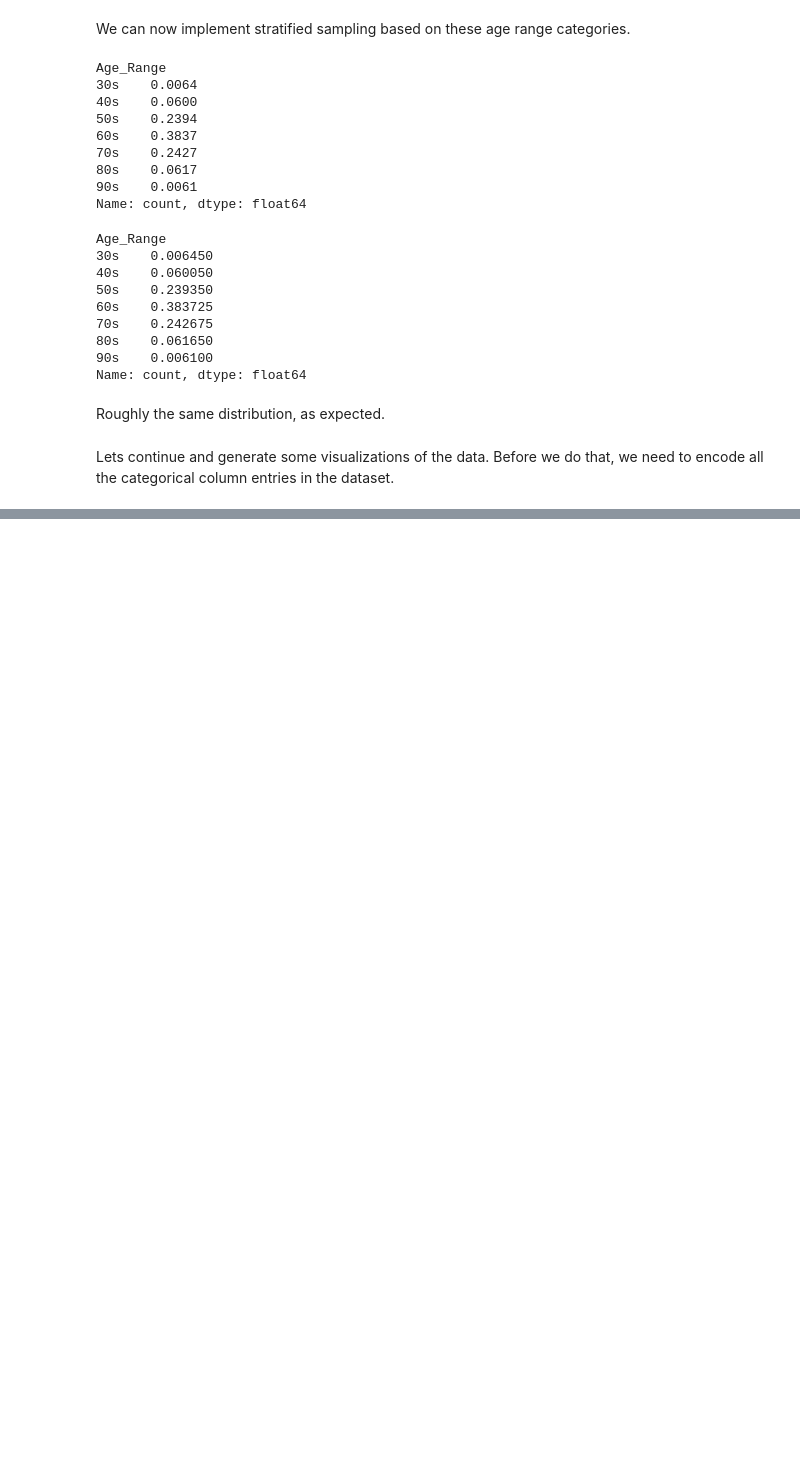
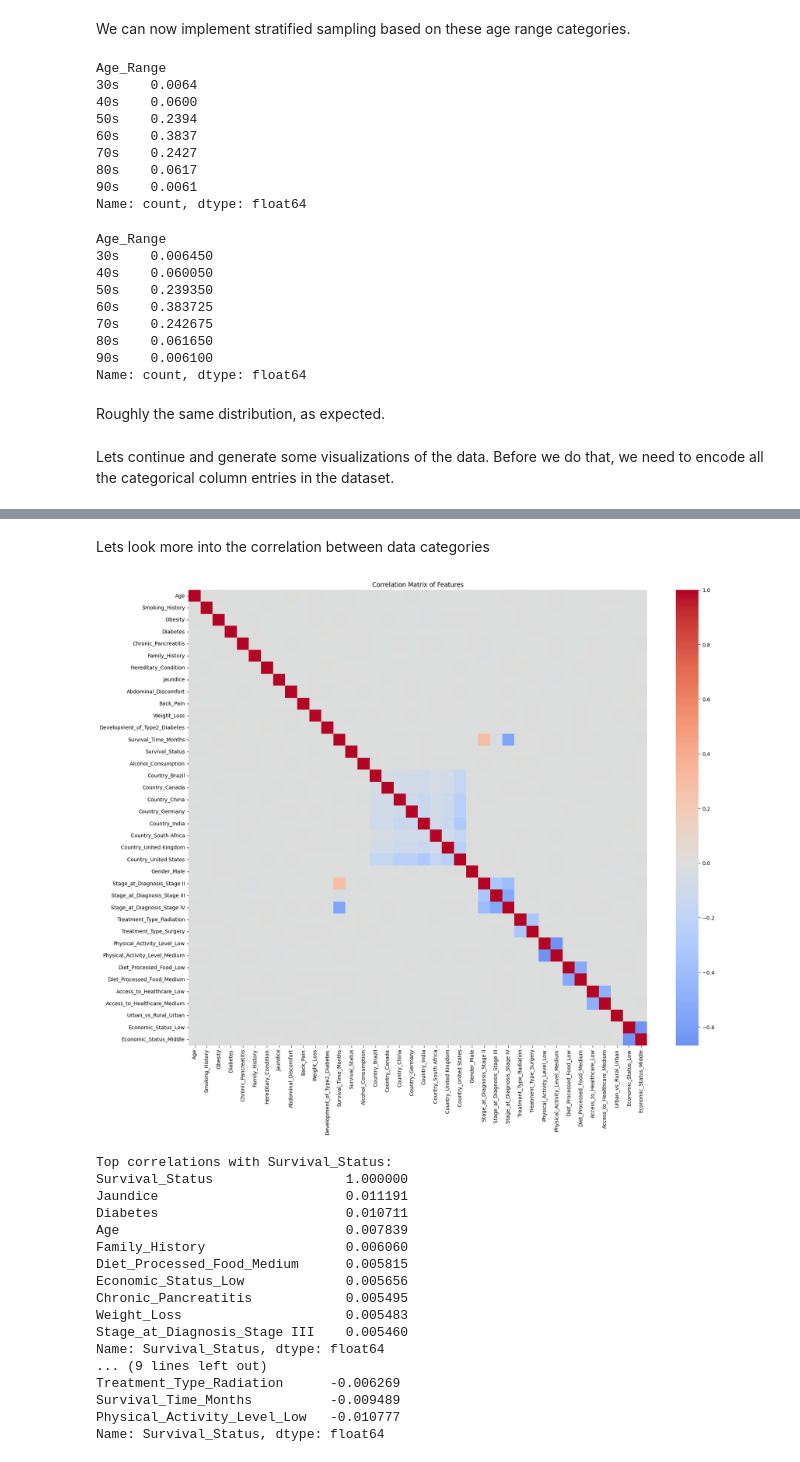
Before and after one commit to aman1678/Pancreatic-Cancer-Analysis, a Jupyter notebook: eda.ipynb, the cells around one changed output, grey strips where cells are left out. Cells and saved outputs as stored; diff of their text form; code cells hidden in the pictures; blank space fills up the shorter version.

Commit message:
Update analysis and model training scripts

```diff
--- a/eda.ipynb
+++ b/eda.ipynb
@@ -193,0 +191,18 @@ copy_df_cat = copy_df[["Gender"]]
+# %%
+from sklearn.preprocessing import OneHotEncoder
+
+# Identify categorical columns
+cat_cols = copy_df.select_dtypes(include=['object']).columns.tolist()
+print("Categorical columns:", cat_cols)
+
+# One-hot encode all categorical columns
+one_hot_encoder = OneHotEncoder(sparse_output=False, drop='first')  # drop first to avoid multicollinearity
+encoded_features = one_hot_encoder.fit_transform(copy_df[cat_cols])
+encoded_df = pd.DataFrame(encoded_features, columns=one_hot_encoder.get_feature_names_out(cat_cols))
+
+# Combine with numerical columns
+num_cols = copy_df.select_dtypes(include=['int64']).columns.tolist()
+copy_df_encoded = pd.concat([copy_df[num_cols].reset_index(drop=True), encoded_df], axis=1)
+
+print("Encoded dataframe shape:", copy_df_encoded.shape)
+copy_df_encoded.head()
@@ -193,0 +219,39 @@ copy_df_cat = copy_df[["Gender"]]
+# %% [markdown]
+Lets look more into the correlation between data categories
+# %%
+# Correlation analysis
+import seaborn as sns
+import matplotlib.pyplot as plt
+
+# Correlation matrix
+corr_matrix = copy_df_encoded.corr()
+plt.figure(figsize=(20, 16))
+sns.heatmap(corr_matrix, annot=False, cmap='coolwarm', center=0)
+plt.title('Correlation Matrix of Features')
+plt.show()
+
+# Correlation with target
+target_corr = corr_matrix['Survival_Status'].sort_values(ascending=False)
+print("Top correlations with Survival_Status:")
+print(target_corr.head(10))
+print("\nBottom correlations with Survival_Status:")
+print(target_corr.tail(10))
+# %% [output]
+[figure, added]
+Top correlations with Survival_Status:
+Survival_Status                 1.000000
+Jaundice                        0.011191
+Diabetes                        0.010711
+Age                             0.007839
+Family_History                  0.006060
+Diet_Processed_Food_Medium      0.005815
+Economic_Status_Low             0.005656
+Chronic_Pancreatitis            0.005495
+Weight_Loss                     0.005483
+Stage_at_Diagnosis_Stage III    0.005460
+Name: Survival_Status, dtype: float64
+... (9 lines left out)
+Treatment_Type_Radiation      -0.006269
+Survival_Time_Months          -0.009489
+Physical_Activity_Level_Low   -0.010777
+Name: Survival_Status, dtype: float64
```
Also changed, not shown: parts of 5 cells of this notebook, 5 other files.
